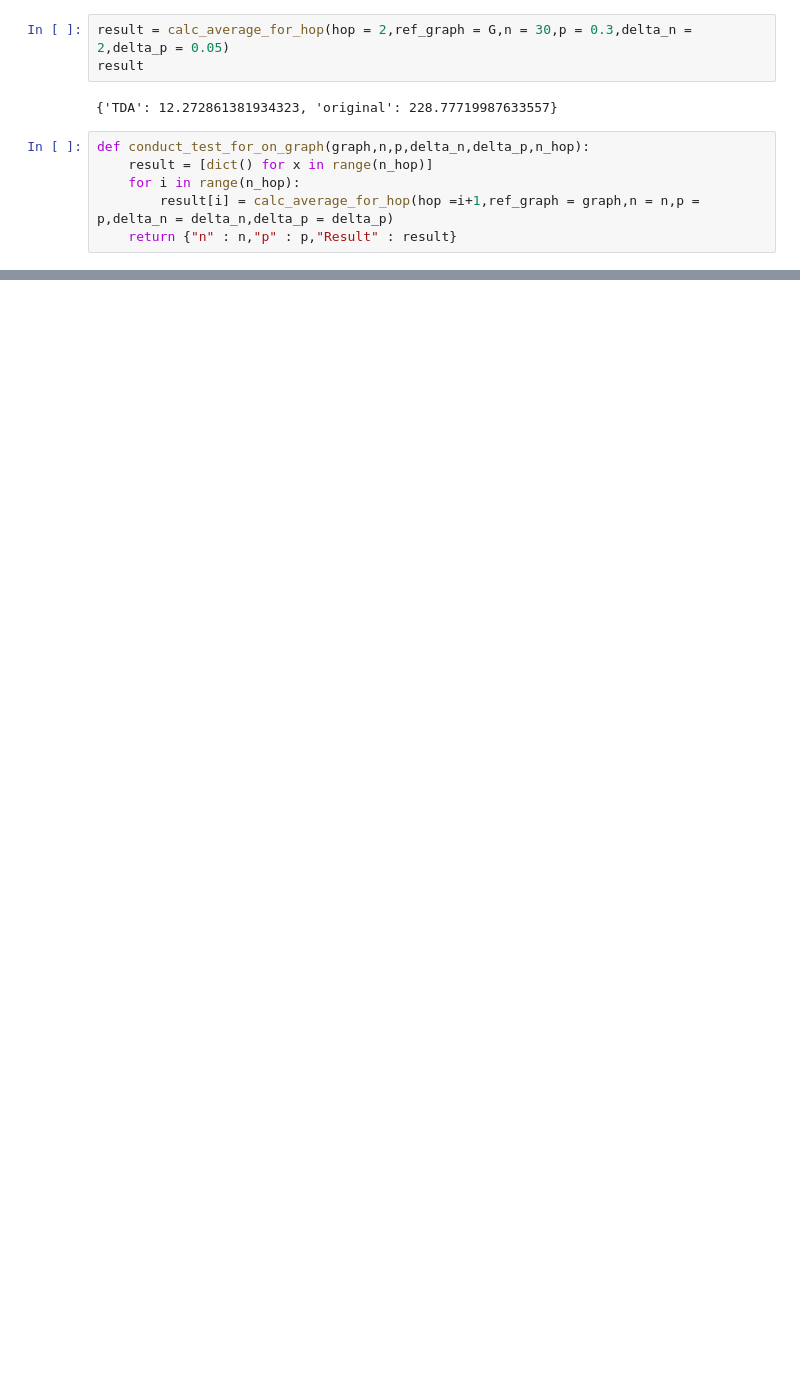
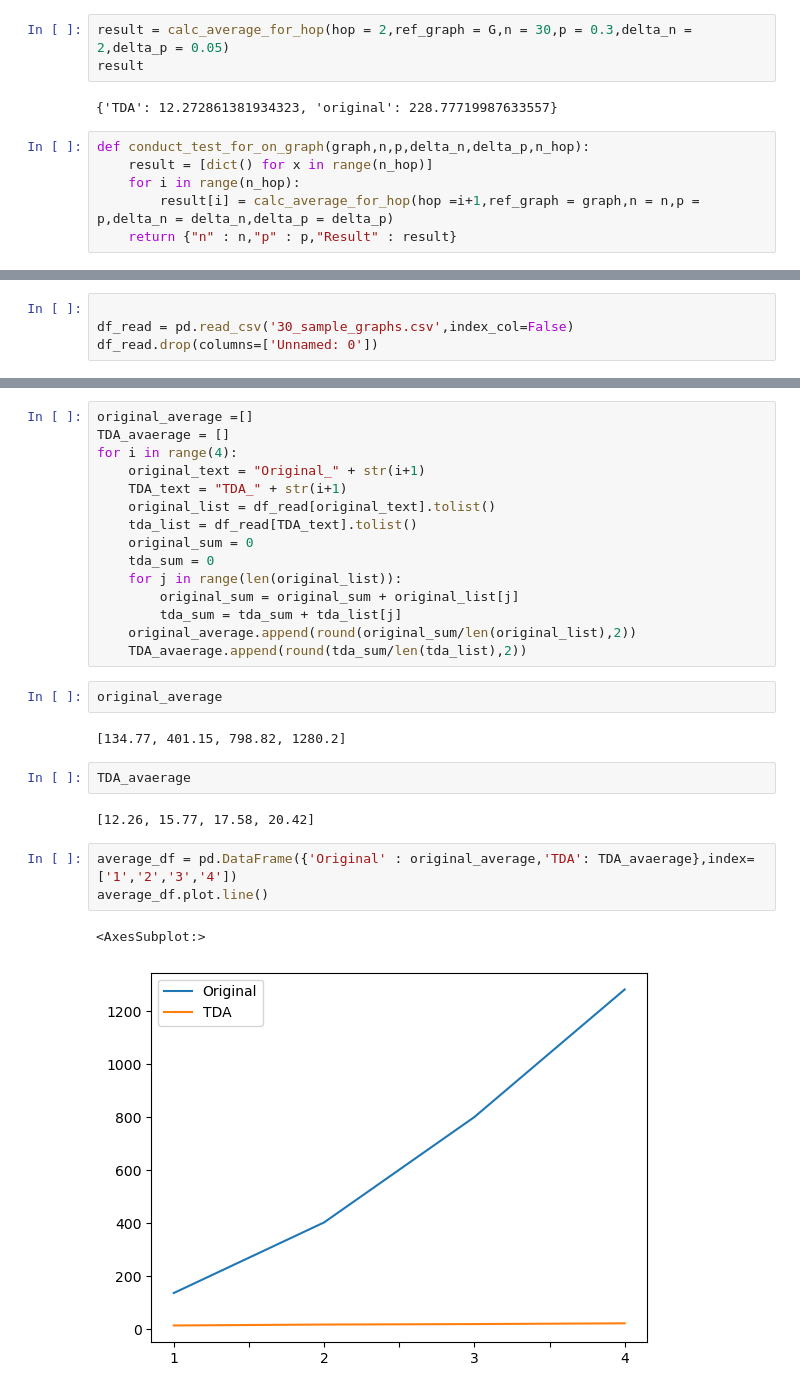
Before and after one commit to benjaminnNgo/TDASimilarityProof, a Jupyter notebook: TDAProofHopV2.ipynb, the cells around one changed output, grey strips where cells are left out. Saved outputs shown, nothing was run; the diff lists cells and outputs as text; blank space fills up the shorter version.

Commit message:
update proof using BA method, finish and graph for ER method

```diff
--- a/TDAProofHopV2.ipynb
+++ b/TDAProofHopV2.ipynb
@@ -255,0 +356,4 @@ def conduct_test_on_sample(sample_numbers):
+# %%
+
+df_read = pd.read_csv('30_sample_graphs.csv',index_col=False)
+df_read.drop(columns=['Unnamed: 0'])
@@ -255,0 +399,29 @@ def conduct_test_on_sample(sample_numbers):
+# %%
+original_average =[]
+TDA_avaerage = []
+for i in range(4):
+    original_text = "Original_" + str(i+1)
+    TDA_text = "TDA_" + str(i+1)
+    original_list = df_read[original_text].tolist()
+    tda_list = df_read[TDA_text].tolist()
+    original_sum = 0
+    tda_sum = 0
+    for j in range(len(original_list)):
+        original_sum = original_sum + original_list[j]
+        tda_sum = tda_sum + tda_list[j]
+    original_average.append(round(original_sum/len(original_list),2))
+    TDA_avaerage.append(round(tda_sum/len(tda_list),2))
+# %%
+original_average
+# %% [output]
+[134.77, 401.15, 798.82, 1280.2]
+# %%
+TDA_avaerage
+# %% [output]
+[12.26, 15.77, 17.58, 20.42]
+# %%
+average_df = pd.DataFrame({'Original' : original_average,'TDA': TDA_avaerage},index=['1','2','3','4'])
+average_df.plot.line()
+# %% [output]
+<AxesSubplot:>
+[figure, added]
```
Also changed, not shown: parts of 14 cells of this notebook, 8 other files.
